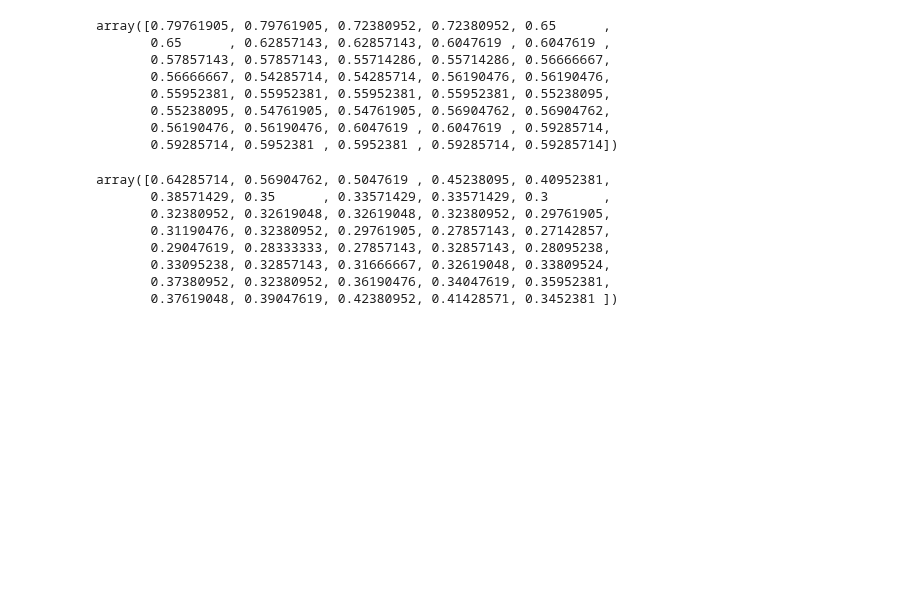
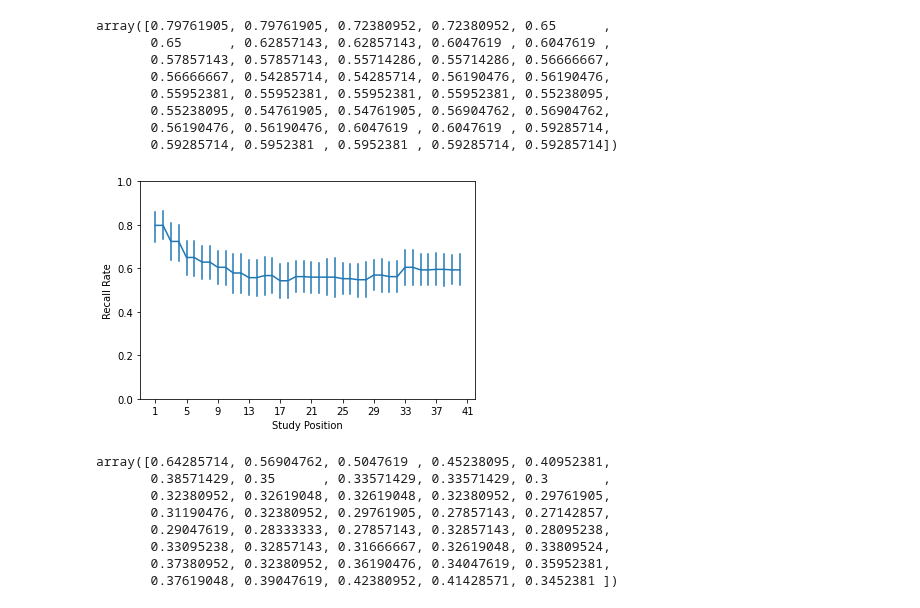
Before and after one commit to githubpsyche/compmemlearn, a Jupyter notebook: library/analyses/Serial_Position_Effect_in_Repetition_Datasets.ipynb, the cells around one changed output. Drawn from its saved outputs; the diff is of its cells as text; code cells hidden in the pictures; blank space fills up the shorter version.

```diff
--- a/library/analyses/Serial_Position_Effect_in_Repetition_Datasets.ipynb
+++ b/library/analyses/Serial_Position_Effect_in_Repetition_Datasets.ipynb
@@ -157,6 +218,14 @@ array([0.79761905, 0.79761905, 0.72380952, 0.72380952, 0.65      ,
        0.55238095, 0.54761905, 0.54761905, 0.56904762, 0.56904762,
        0.56190476, 0.56190476, 0.6047619 , 0.6047619 , 0.59285714,
        0.59285714, 0.5952381 , 0.5952381 , 0.59285714, 0.59285714])
+# %%
+import matplotlib.pyplot as plt
+
+plt.figure()
+axis = plt.gca()
+plot_flex_spc([events], 'condition == 2', axis=axis);
+# %% [output]
+[figure, added]
 # %%
 fast_mixed_spc(trials[list_types==1], presentations[list_types==1])
 # %% [output]
```
Also changed, not shown: parts of 8 cells of this notebook, 13 other files.
